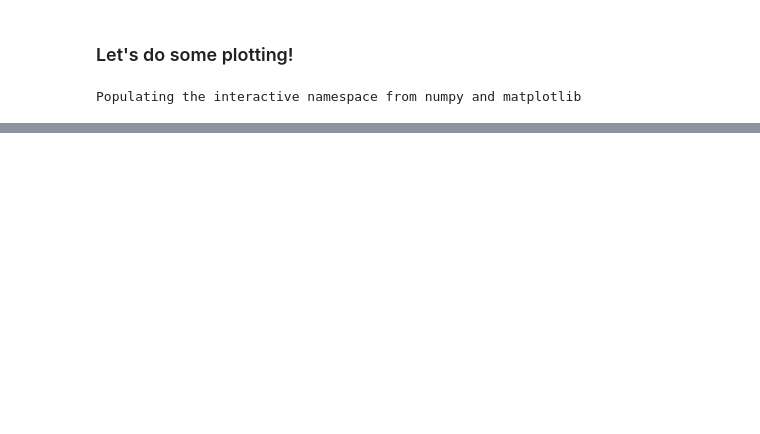
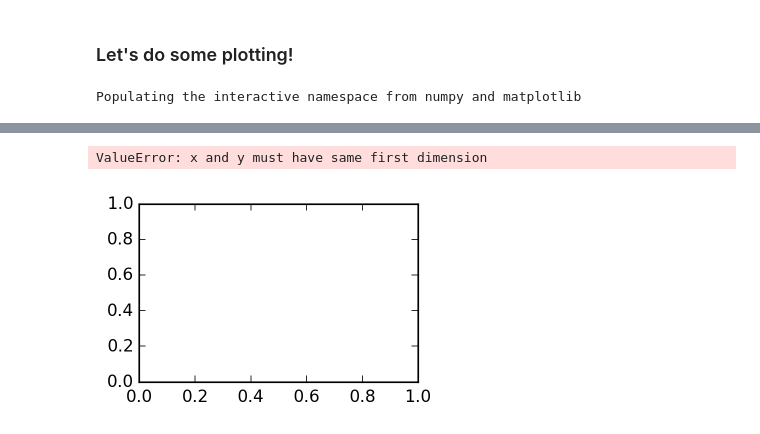
Before and after one commit to wackywendell/learnpython, a Jupyter notebook: 001-Intro.ipynb, the cells around one changed output, grey strips where cells are left out. Saved outputs shown, nothing was run; the diff lists cells and outputs as text; code cells hidden in the pictures; blank space fills up the shorter version.

```diff
--- a/001-Intro.ipynb
+++ b/001-Intro.ipynb
@@ -50,0 +113,5 @@ plot(xs, ys)
+# %%
+plot([1,2,3,4,5,6,7,8,9,10], [1,4,8,2,3,5,8,9,3,6,7])
+# %% [output]
+ValueError: x and y must have same first dimension
+[figure, added]
```
Also changed, not shown: parts of 15 cells of this notebook.
